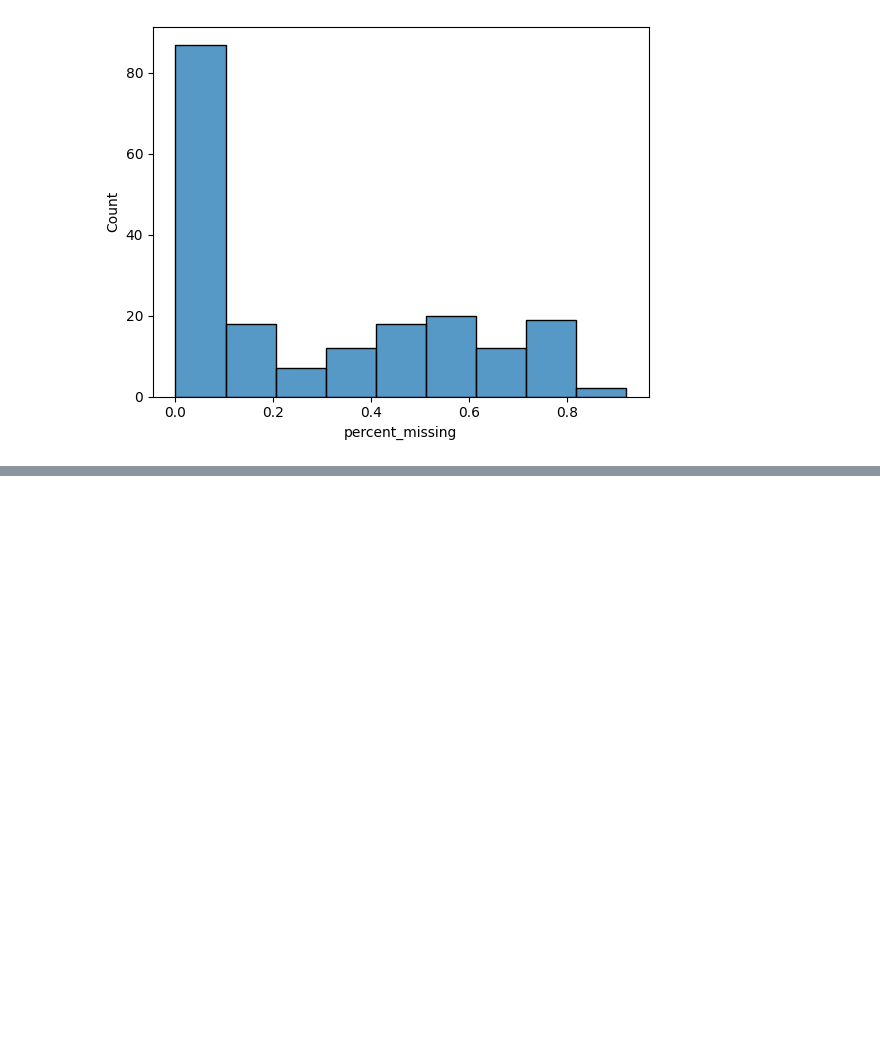
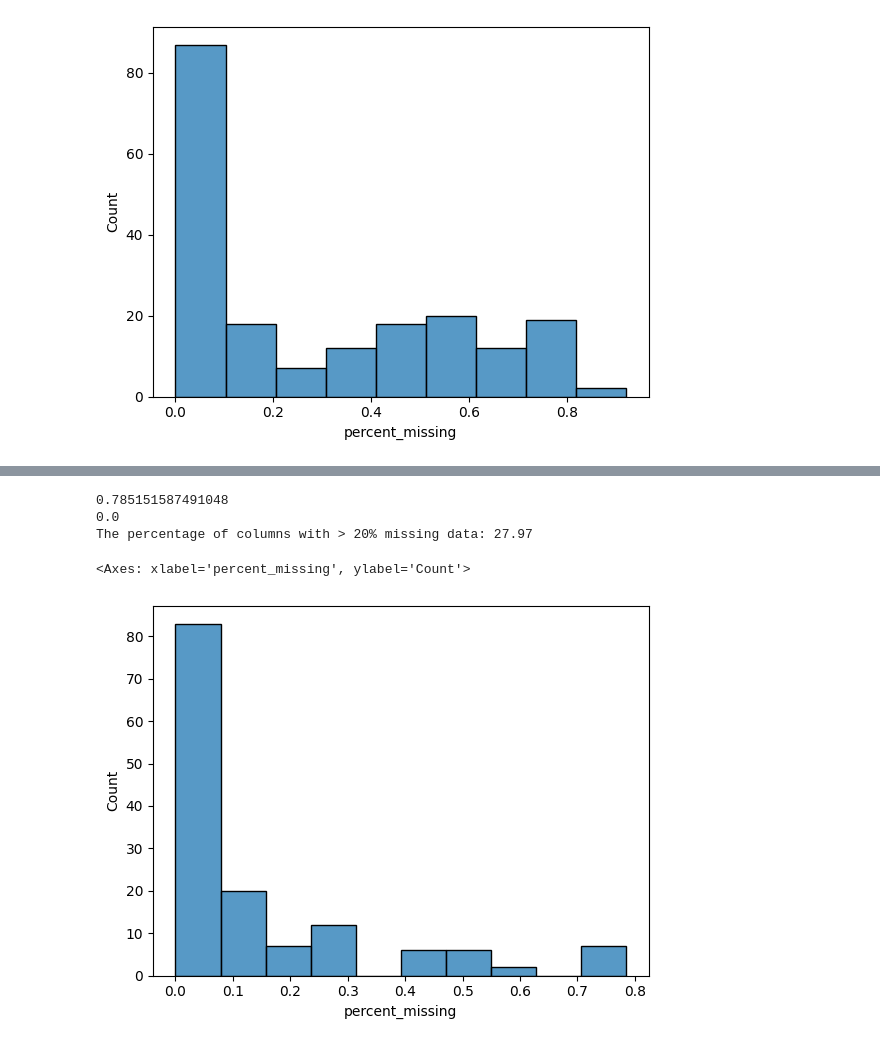
Before and after one commit to arielktran/SpeedDating, a Jupyter notebook: Ariel_Code.ipynb, the cells around one changed output, grey strips where cells are left out. Drawn from its saved outputs; the diff is of its cells as text; code cells hidden in the pictures; blank space fills up the shorter version.

Commit message:
cleaned irrelevant cols, analyzing remaining cols for missingness threshold. semi-cleaned

```diff
--- a/Ariel_Code.ipynb
+++ b/Ariel_Code.ipynb
@@ -43,0 +44,4 @@ print(str(round((90/195)*100, 2)) + '% of columns with more than 20% missing dat
+# %%
+# Dropping all ID columns par from `iid` and `pid`
+clean_df = df.drop(['id', 'idg'], axis = 1)
+clean_df.columns
@@ -43,0 +55,8 @@ print(str(round((90/195)*100, 2)) + '% of columns with more than 20% missing dat
+# %%
+# Dropping all TIME S columns (justification in Ariel notes)
+clean_df = clean_df.drop(['attr1_s', 'sinc1_s', 'intel1_s', 'fun1_s',
+                          'amb1_s', 'shar1_s', 'attr3_s', 'sinc3_s',
+                          'intel3_s', 'fun3_s', 'amb3_s'], axis = 1)
+
+for i in clean_df.columns:
+    print(i)
@@ -43,0 +81,13 @@ print(str(round((90/195)*100, 2)) + '% of columns with more than 20% missing dat
+# %%
+# Dropping all TIME 3 columns (justification in Ariel's notes)
+clean_df = clean_df.drop(['you_call', 'them_cal', 'date_3', 'numdat_3', 'num_in_3',
+                          'attr1_3', 'sinc1_3', 'intel1_3', 'fun1_3', 'amb1_3',
+                          'shar1_3', 'attr7_3', 'sinc7_3', 'intel7_3', 'fun7_3',
+                          'amb7_3', 'shar7_3', 'attr4_3', 'sinc4_3', 'intel4_3',
+                          'fun4_3', 'amb4_3', 'shar4_3', 'attr2_3', 'sinc2_3',
+                          'intel2_3', 'fun2_3', 'amb2_3', 'shar2_3', 'attr3_3',
+                          'sinc3_3', 'intel3_3', 'fun3_3', 'amb3_3', 'attr5_3',
+                          'sinc5_3', 'intel5_3', 'fun5_3', 'amb5_3'], axis = 1)
+
+for i in clean_df.columns:
+    print(i)
@@ -43,0 +112,26 @@ print(str(round((90/195)*100, 2)) + '% of columns with more than 20% missing dat
+# %%
+# Checking missingness of data in clean_df
+clean_pm_df = pd.DataFrame(columns = ['column', 'percent_missing'])
+
+for i in clean_df.columns:
+    percent_missing = sum(pd.isnull(clean_df[i]) == True) / len(clean_df[i])
+    new_row = pd.DataFrame({'column': [i], 'percent_missing': [percent_missing]})
+    clean_pm_df = pd.concat([clean_pm_df, new_row])
+
+print(clean_pm_df['percent_missing'].max())
+print(clean_pm_df['percent_missing'].min())
+
+n_over20_missing = 0
+for i in clean_pm_df['percent_missing']:
+    if i > 0.2:
+        n_over20_missing += 1
+
+print('The percentage of columns with > 20% missing data: ' + str(round((n_over20_missing / len(clean_pm_df['percent_missing'])) * 100, 2)))
+
+sns.histplot(clean_pm_df['percent_missing'])
+# %% [output]
+0.785151587491048
+0.0
+The percentage of columns with > 20% missing data: 27.97
+<Axes: xlabel='percent_missing', ylabel='Count'>
+[figure, added]
```
Also changed, not shown: parts of 5 cells of this notebook.
